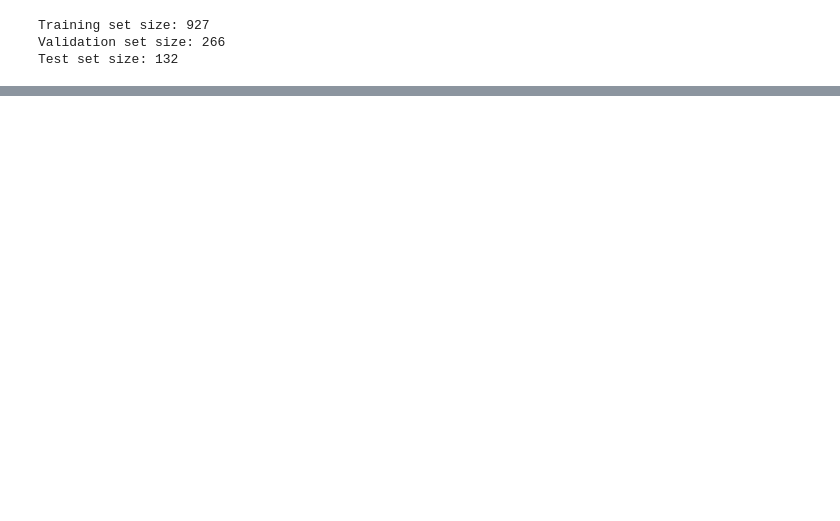
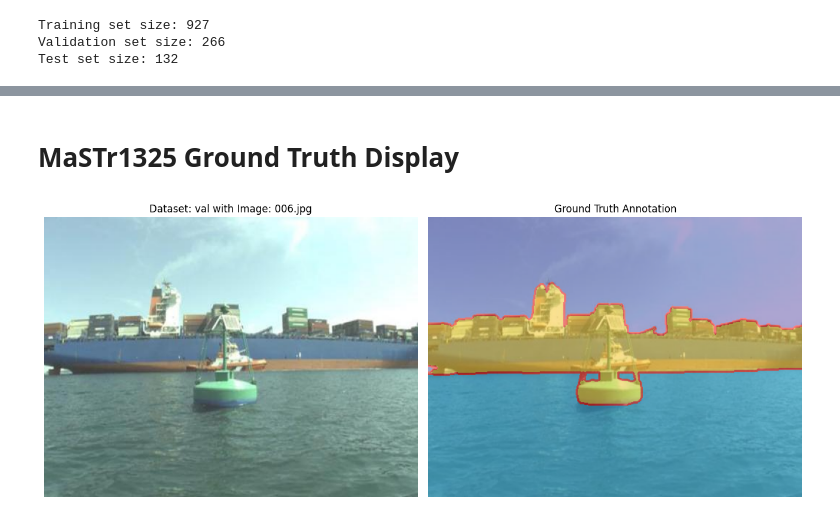
Before and after one commit to yezehao/BDL-based-semantic-segmentation, a Jupyter notebook: Dataset/dataset-split.ipynb, the cells around one changed output, grey strips where cells are left out. Drawn from its saved outputs; the diff is of its cells as text; code cells hidden in the pictures; blank space fills up the shorter version.

Commit message:
update dataset split programme

```diff
--- a/Dataset/dataset-split.ipynb
+++ b/Dataset/dataset-split.ipynb
@@ -139,0 +127,51 @@ Rename Successfully.
+# %% [markdown]
+# MaSTr1325 Ground Truth Display
+# %%
+import os
+from PIL import Image
+import numpy as np
+import matplotlib.pyplot as plt
+
+# Choose dataset and images
+dataset = "val" # val / test
+img_number = 6  # val: 1-266 / test: 1-132
+# Path
+root = os.path.expanduser("./MaSTr1325")
+jpg_path = os.path.join(root, f'{dataset}/{img_number:03d}.jpg')
+png_path = os.path.join(root, f'{dataset}_mask/{img_number:03d}m.png')
+
+# Define Colour
+colors = {
+    0: (247, 195, 37, 128),    # yellow (RGBA) = obstacle & environment
+    1: (41, 167, 224, 128),    # cyan-blue (RGBA) = water
+    2: (90, 75, 164, 128),     # purple (RGBA) = sky
+    4: (255, 0, 0, 128)        # red (RGBA) = unknown
+}
+
+image = Image.open(jpg_path).convert('RGBA')
+mask_data = Image.open(png_path)
+mask_array = np.array(mask_data)
+mask_image = Image.new('RGBA', image.size)
+mask_pixels = mask_image.load()
+for y in range(mask_array.shape[0]):
+    for x in range(mask_array.shape[1]):
+        value = mask_array[y, x]
+        if value in colors:
+            mask_pixels[x, y] = colors[value]
+# apply mask to jpg
+combined = Image.alpha_composite(image, mask_image)
+
+# Plot
+plt.figure(figsize=(13, 5))
+plt.subplot(1, 2, 1)
+plt.imshow(image)
+plt.title(f'Dataset: {dataset} with Image: {img_number:03d}.jpg')
+plt.axis('off')
+plt.subplot(1, 2, 2)
+plt.imshow(combined)
+plt.title(f'Ground Truth Annotation')
+plt.axis('off')
+plt.tight_layout()
+plt.show()
+# %% [output]
+[figure, added]
```
Also changed, not shown: parts of 14 cells of this notebook.
